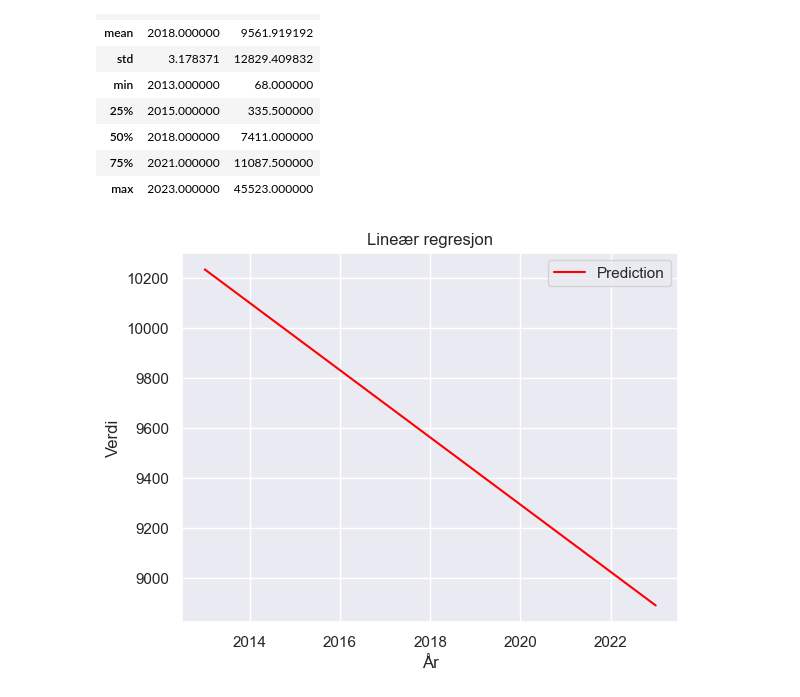
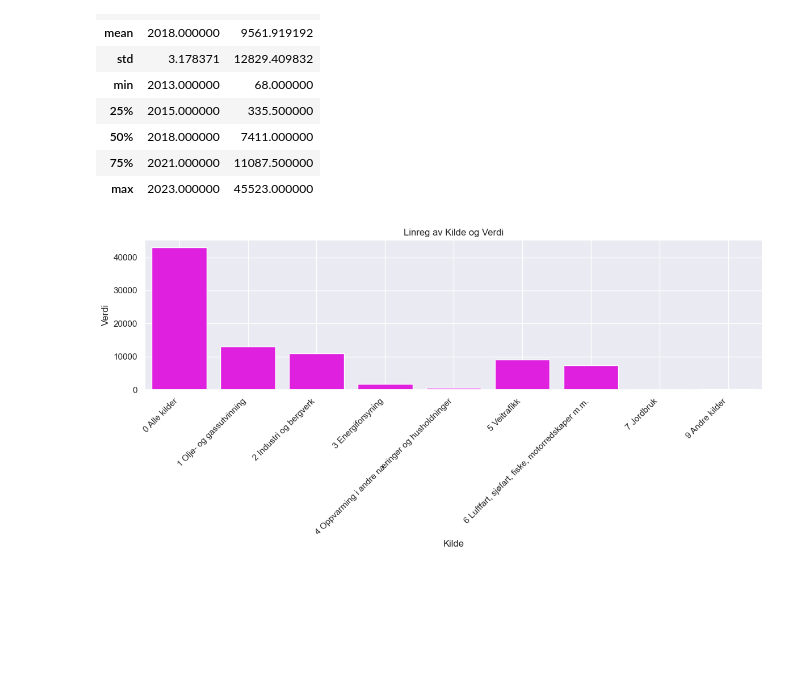
Before and after one commit to PetterOttersen/milj-dataanalyse, a Jupyter notebook: processed_data/Fremstilling_Utslipp.ipynb, the cells around one changed output. Drawn from its saved outputs; the diff is of its cells as text; code cells hidden in the pictures; blank space fills up the shorter version.

```diff
--- a/processed_data/Fremstilling_Utslipp.ipynb
+++ b/processed_data/Fremstilling_Utslipp.ipynb
@@ -59,6 +59,6 @@ r2 =  0.6870286803599372
 | max | 2023.000000 | 45523.000000 |
 # %%
 plotters = plots_part_2(df)
-plotters.linreg_test()
+plotters.barplot()
 # %% [output]
-[figure, old version]
+[figure, new version]
```
Also changed, not shown: parts of 2 cells of this notebook, 1 other file.
